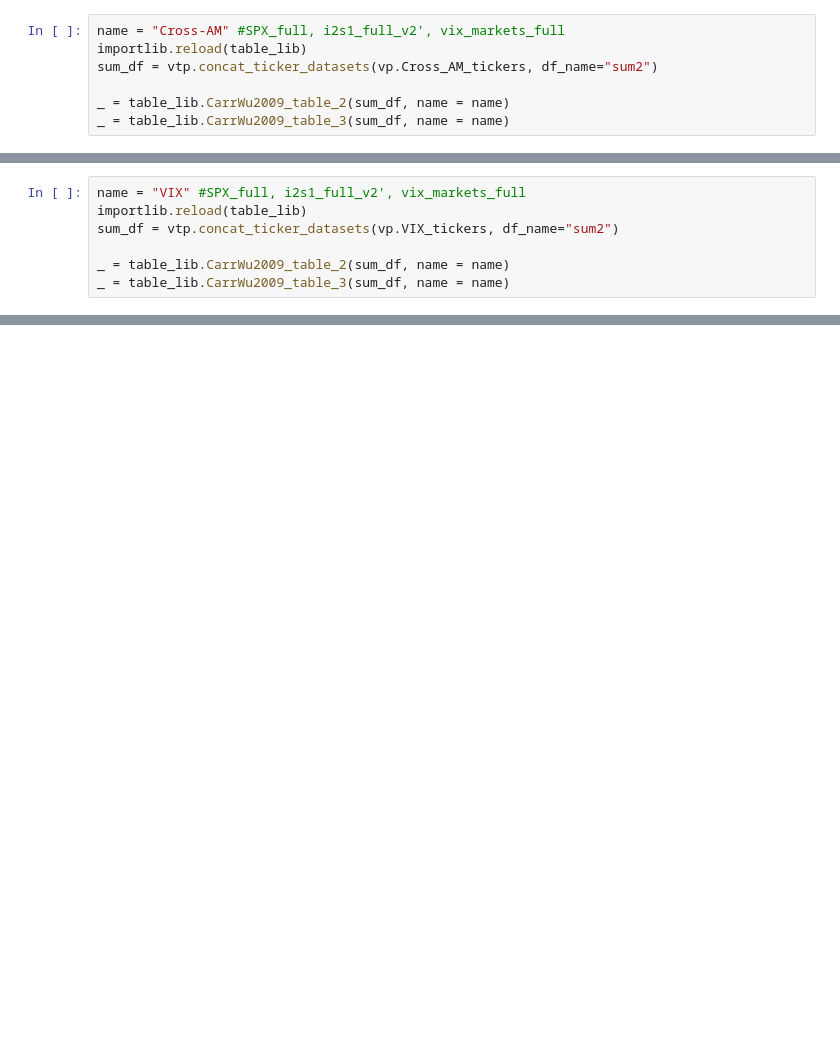
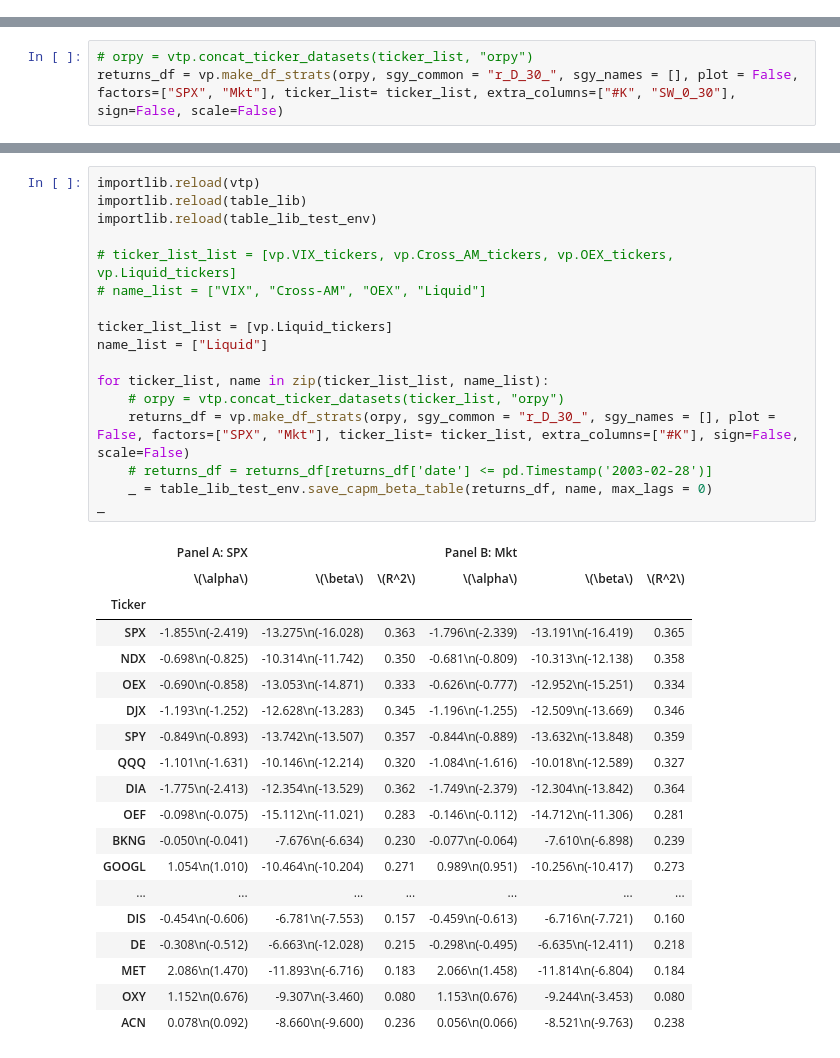
Before and after one commit to MadsHebsgaard/volpy, a Jupyter notebook: Code to produce results/Analysis.ipynb, the cells around one changed output, grey strips where cells are left out. Drawn from its saved outputs; the diff is of its cells as text; blank space fills up the shorter version.

```diff
--- a/Code to produce results/Analysis.ipynb
+++ b/Code to produce results/Analysis.ipynb
@@ -40,7 +44,0 @@ _ = table_lib.CarrWu2009_table_3(sum_df, name = name)
-# %%
-name = "Cross-AM" #SPX_full, i2s1_full_v2', vix_markets_full
-importlib.reload(table_lib)
-sum_df = vtp.concat_ticker_datasets(vp.Cross_AM_tickers, df_name="sum2")
-
-_ = table_lib.CarrWu2009_table_2(sum_df, name = name)
-_ = table_lib.CarrWu2009_table_3(sum_df, name = name)
@@ -49,7 +44,0 @@ _ = table_lib.CarrWu2009_table_3(sum_df, name = name)
-# %%
-name = "VIX" #SPX_full, i2s1_full_v2', vix_markets_full
-importlib.reload(table_lib)
-sum_df = vtp.concat_ticker_datasets(vp.VIX_tickers, df_name="sum2")
-
-_ = table_lib.CarrWu2009_table_2(sum_df, name = name)
-_ = table_lib.CarrWu2009_table_3(sum_df, name = name)
@@ -66,0 +105,3 @@ Skipped 31/181 tickers: ['AGN', 'AVP', 'BDK', 'BHI', 'CELG', 'CGP', 'CMCSK', 'CO
+# %%
+# orpy = vtp.concat_ticker_datasets(ticker_list, "orpy")
+returns_df = vp.make_df_strats(orpy, sgy_common = "r_D_30_", sgy_names = [], plot = False, factors=["SPX", "Mkt"], ticker_list= ticker_list, extra_columns=["#K", "SW_0_30"], sign=False, scale=False)
@@ -66,0 +124,37 @@ Skipped 31/181 tickers: ['AGN', 'AVP', 'BDK', 'BHI', 'CELG', 'CGP', 'CMCSK', 'CO
+# %%
+importlib.reload(vtp)
+importlib.reload(table_lib)
+importlib.reload(table_lib_test_env)
+
+# ticker_list_list = [vp.VIX_tickers, vp.Cross_AM_tickers, vp.OEX_tickers, vp.Liquid_tickers]
+# name_list = ["VIX", "Cross-AM", "OEX", "Liquid"]
+
+ticker_list_list = [vp.Liquid_tickers]
+name_list = ["Liquid"]
+
+for ticker_list, name in zip(ticker_list_list, name_list):
+    # orpy = vtp.concat_ticker_datasets(ticker_list, "orpy")
+    returns_df = vp.make_df_strats(orpy, sgy_common = "r_D_30_", sgy_names = [], plot = False, factors=["SPX", "Mkt"], ticker_list= ticker_list, extra_columns=["#K"], sign=False, scale=False)
+    # returns_df = returns_df[returns_df['date'] <= pd.Timestamp('2003-02-28')]
+    _ = table_lib_test_env.save_capm_beta_table(returns_df, name, max_lags = 0)
+_
+# %% [output]
+|  | Panel A: SPX |  |  | Panel B: Mkt |  |  |
+|  | \(\alpha\) | \(\beta\) | \(R^2\) | \(\alpha\) | \(\beta\) | \(R^2\) |
+| Ticker |  |  |  |  |  |  |
+| SPX | -1.855\n(-2.419) | -13.275\n(-16.028) | 0.363 | -1.796\n(-2.339) | -13.191\n(-16.419) | 0.365 |
+| NDX | -0.698\n(-0.825) | -10.314\n(-11.742) | 0.350 | -0.681\n(-0.809) | -10.313\n(-12.138) | 0.358 |
+| OEX | -0.690\n(-0.858) | -13.053\n(-14.871) | 0.333 | -0.626\n(-0.777) | -12.952\n(-15.251) | 0.334 |
+| DJX | -1.193\n(-1.252) | -12.628\n(-13.283) | 0.345 | -1.196\n(-1.255) | -12.509\n(-13.669) | 0.346 |
+| SPY | -0.849\n(-0.893) | -13.742\n(-13.507) | 0.357 | -0.844\n(-0.889) | -13.632\n(-13.848) | 0.359 |
+| QQQ | -1.101\n(-1.631) | -10.146\n(-12.214) | 0.320 | -1.084\n(-1.616) | -10.018\n(-12.589) | 0.327 |
+| DIA | -1.775\n(-2.413) | -12.354\n(-13.529) | 0.362 | -1.749\n(-2.379) | -12.304\n(-13.842) | 0.364 |
+| OEF | -0.098\n(-0.075) | -15.112\n(-11.021) | 0.283 | -0.146\n(-0.112) | -14.712\n(-11.306) | 0.281 |
+| BKNG | -0.050\n(-0.041) | -7.676\n(-6.634) | 0.230 | -0.077\n(-0.064) | -7.610\n(-6.898) | 0.239 |
+| GOOGL | 1.054\n(1.010) | -10.464\n(-10.204) | 0.271 | 0.989\n(0.951) | -10.256\n(-10.417) | 0.273 |
+| ... | ... | ... | ... | ... | ... | ... |
+| DIS | -0.454\n(-0.606) | -6.781\n(-7.553) | 0.157 | -0.459\n(-0.613) | -6.716\n(-7.721) | 0.160 |
+| DE | -0.308\n(-0.512) | -6.663\n(-12.028) | 0.215 | -0.298\n(-0.495) | -6.635\n(-12.411) | 0.218 |
+| MET | 2.086\n(1.470) | -11.893\n(-6.716) | 0.183 | 2.066\n(1.458) | -11.814\n(-6.804) | 0.184 |
+| OXY | 1.152\n(0.676) | -9.307\n(-3.460) | 0.080 | 1.153\n(0.676) | -9.244\n(-3.453) | 0.080 |
+| ACN | 0.078\n(0.092) | -8.660\n(-9.600) | 0.236 | 0.056\n(0.066) | -8.521\n(-9.763) | 0.238 |
```
Also changed, not shown: parts of 20 cells of this notebook, 11 other files.
